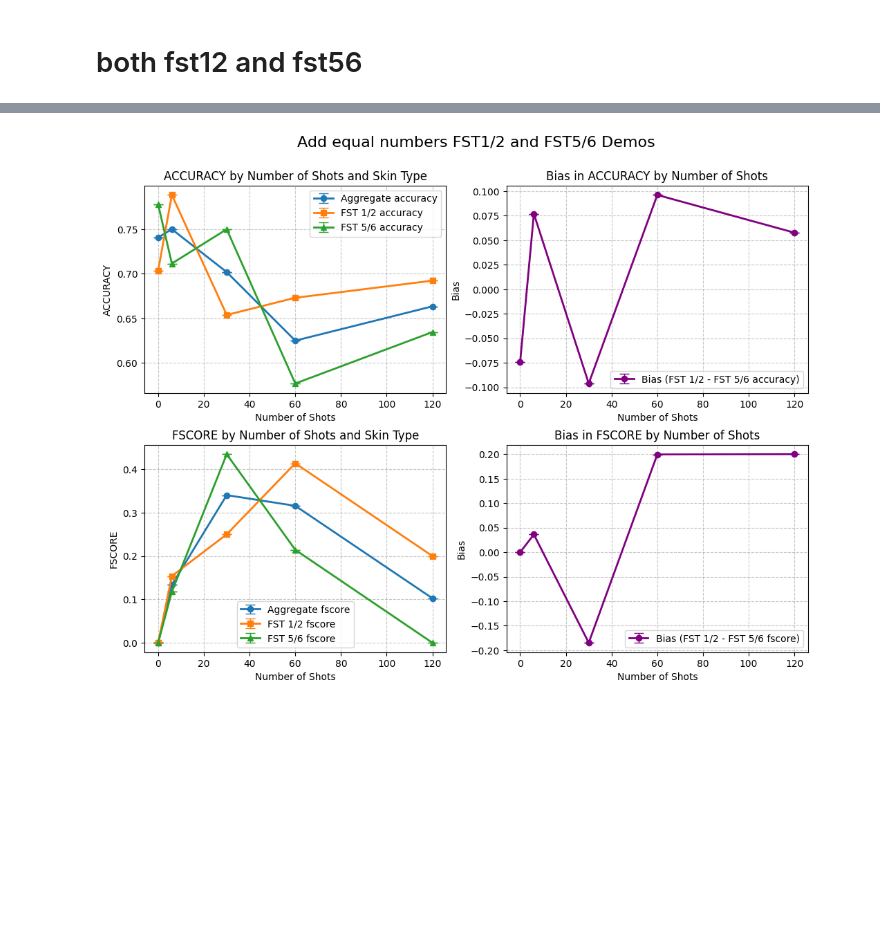
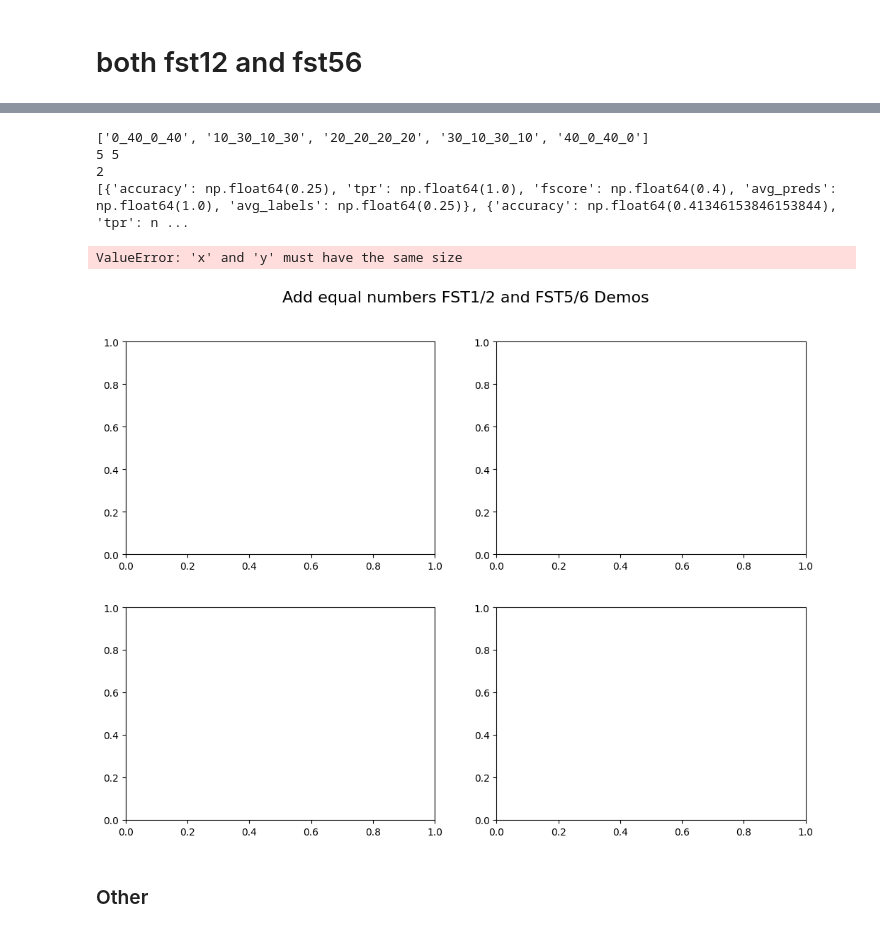
Before and after one commit to sonnetx/biasICL, a Jupyter notebook: 0104 figures.ipynb, the cells around one changed output, grey strips where cells are left out. Drawn from its saved outputs; the diff is of its cells as text; code cells hidden in the pictures; blank space fills up the shorter version.

Commit message:
new chexpert code and different experiment orientation

```diff
--- a/0104 figures.ipynb
+++ b/0104 figures.ipynb
@@ -477,21 +636,9 @@ def plot_all_experiment_metrics(bulk_metrics, fst12_metrics, fst56_metrics, shot
 base_path = "C:/Users/sonne/Downloads"
 # rep_folders = ["claude0104", "claude1217", "claude1131"]  # Subfolders for each replicate
 # rep_folders = ["gemini0110", "gemini0111", "gemini0112"]
-rep_folders = ["o10113"]
-model_name = "o1-2024-12-17"  # Model name
+# rep_folders = ["gpt4o0122"]
+model_name = "gpt-4o-2024-05-13"
+rep_folders = ["invBaseRate0128", "baseRateExps0128"]
+# model_name = "o1-2024-12-17"  # Model name
 numbers = extract_numbers_from_filenames(base_path + "/" + rep_folders[0]) # List of numerical settings
-
-# Generate the experiment lists dynamically
-exps_list = [
-    [f"{base_path}/{folder}/ddi_{num}_{model_name}_50.pkl" for num in numbers["fst56"]]
-    for folder in rep_folders
-]
-
-# Unpacking individual lists for convenience (optional)
-exps_rep_1, exps_rep_2, exps_rep_3 = exps_list, exps_list, exps_list
-
-# Output for verification
-print("exps_rep_1:", exps_rep_1)
-print("exps_rep_2:", exps_rep_2)
-print("exps_rep_3:", exps_rep_3)
 # %% [output]
@@ -587,5 +748,3 @@ print(exps_list)
-# %%
-exps_list = [exps_list[0][:-1]]
 # %%
 bulk_metrics, fst12_metrics, fst56_metrics = calculate_metrics_across_replicates(exps_list)
 # %% [output]
@@ -609,16 +759,32 @@ In total 0 errors len = 104
 # %%
 # # Plot with confidence intervals
 # shots = extract_shots(numbers["both"])
 # shots = [x * 2 for x in shots]
 # plot_all_experiment_metrics(bulk_metrics, fst12_metrics, fst56_metrics, shots,
 #                           "Add equal numbers FST1/2 and FST5/6 Demos",
 #                           use_error_bars=True)
 
+print(numbers["both"][1:])
 # Plot with confidence intervals
-shots = extract_shots(numbers["both"])
-shots = [x * 2 for x in shots][:-1]
+# shots = extract_shots(numbers["both"][1:])
+# shots = ["10_30_10_30", "20_20_20_20", "30_10_30_10"]
+# shots = ["0_40_0_40", "10_30_10_30", "20_20_20_20", "30_10_30_10", "40_0_40_0"]
+shots = numbers['both'][1:]
+
+print(len(shots), len(exps_list[0]))
+print(len(bulk_metrics))
 plot_all_experiment_metrics(bulk_metrics, fst12_metrics, fst56_metrics, shots,
                           "Add equal numbers FST1/2 and FST5/6 Demos",
                           use_error_bars=True)
+plot_all_avg_metrics(bulk_metrics, fst12_metrics, fst56_metrics, shots,
+                          "Add equal numbers FST1/2 and FST5/6 Demos",
+                          use_error_bars=True)
 # %% [output]
+['0_40_0_40', '10_30_10_30', '20_20_20_20', '30_10_30_10', '40_0_40_0']
+5 5
+2
+[{'accuracy': np.float64(0.25), 'tpr': np.float64(1.0), 'fscore': np.float64(0.4), 'avg_preds': np.float64(1.0), 'avg_labels': np.float64(0.25)}, {'accuracy': np.float64(0.41346153846153844), 'tpr': n ...
+ValueError: 'x' and 'y' must have the same size
-[figure, old version]
+[figure, new version]
+# %% [markdown]
+### Other
```
Also changed, not shown: parts of 20 cells of this notebook, 10 other files.
